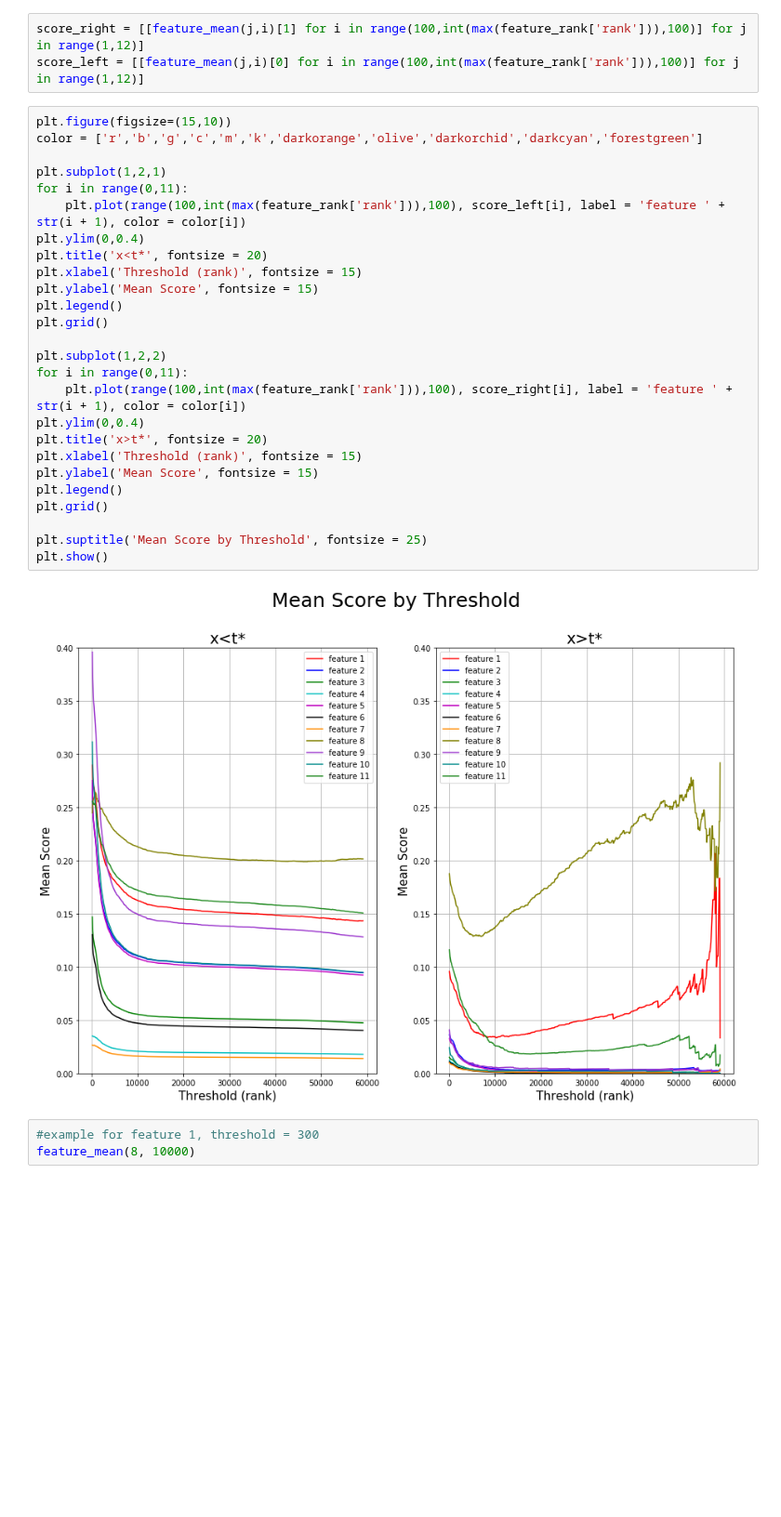
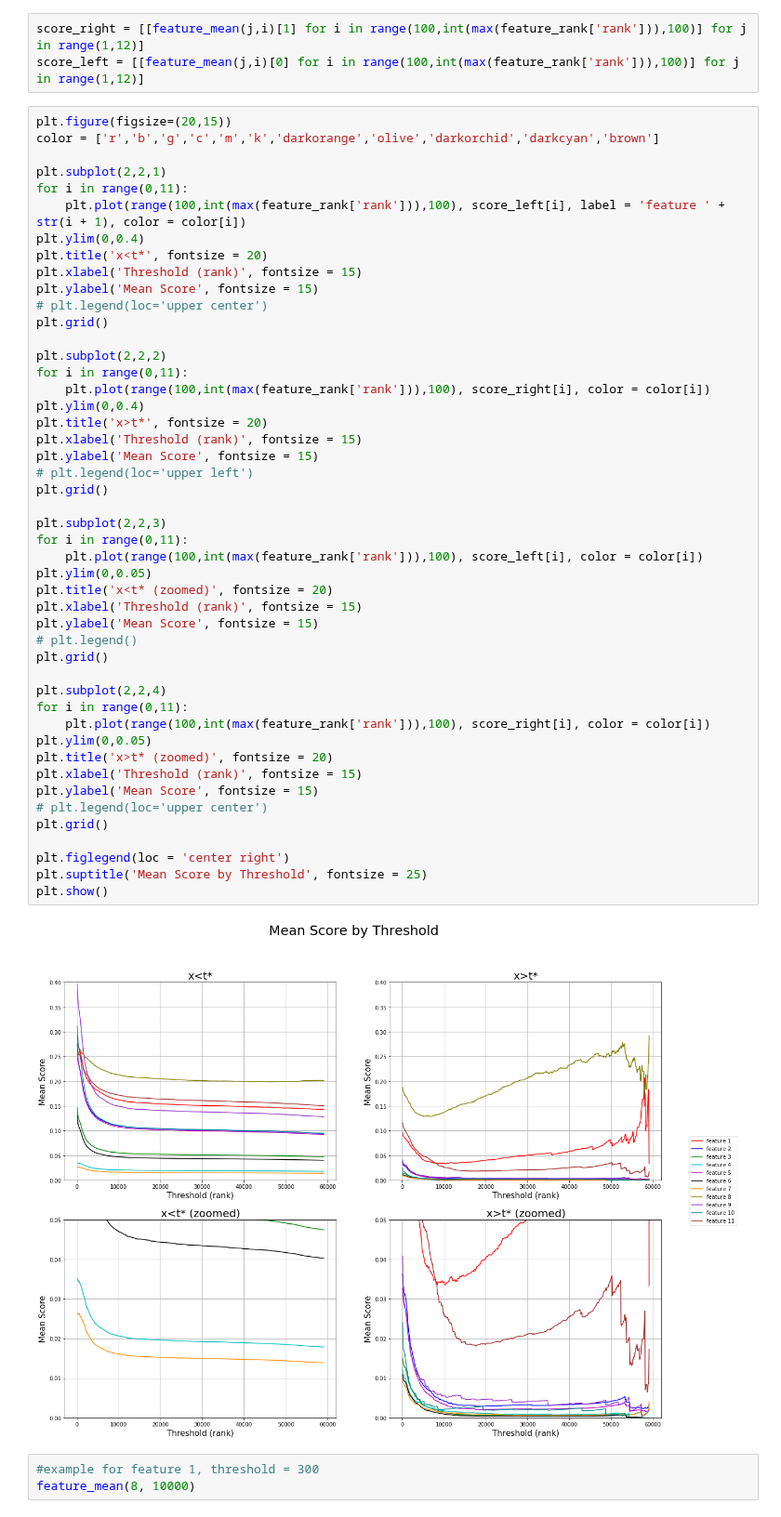
Before and after one commit to MaksimDan/160-Stackoverflow, a Jupyter notebook: source/residual_analysis/residual_analysis.ipynb, the cells around one changed output. Shown at 93% size. Saved outputs shown, nothing was run; the diff lists cells and outputs as text; blank space fills up the shorter version.

Commit message:
modified residual analysis graph

```diff
--- a/source/residual_analysis/residual_analysis.ipynb
+++ b/source/residual_analysis/residual_analysis.ipynb
@@ -303,33 +303,54 @@ def feature_mean(feature_num, thres_rank):
 score_right = [[feature_mean(j,i)[1] for i in range(100,int(max(feature_rank['rank'])),100)] for j in range(1,12)]
 score_left = [[feature_mean(j,i)[0] for i in range(100,int(max(feature_rank['rank'])),100)] for j in range(1,12)]
 # %%
-plt.figure(figsize=(15,10))
-color = ['r','b','g','c','m','k','darkorange','olive','darkorchid','darkcyan','forestgreen']
+plt.figure(figsize=(20,15))
+color = ['r','b','g','c','m','k','darkorange','olive','darkorchid','darkcyan','brown']
 
-plt.subplot(1,2,1)
+plt.subplot(2,2,1)
 for i in range(0,11):
     plt.plot(range(100,int(max(feature_rank['rank'])),100), score_left[i], label = 'feature ' + str(i + 1), color = color[i])
 plt.ylim(0,0.4)
 plt.title('x<t*', fontsize = 20)
 plt.xlabel('Threshold (rank)', fontsize = 15)
 plt.ylabel('Mean Score', fontsize = 15)
-plt.legend()
+# plt.legend(loc='upper center')
 plt.grid()
 
-plt.subplot(1,2,2)
+plt.subplot(2,2,2)
 for i in range(0,11):
-    plt.plot(range(100,int(max(feature_rank['rank'])),100), score_right[i], label = 'feature ' + str(i + 1), color = color[i])
+    plt.plot(range(100,int(max(feature_rank['rank'])),100), score_right[i], color = color[i])
 plt.ylim(0,0.4)
 plt.title('x>t*', fontsize = 20)
 plt.xlabel('Threshold (rank)', fontsize = 15)
 plt.ylabel('Mean Score', fontsize = 15)
-plt.legend()
+# plt.legend(loc='upper left')
 plt.grid()
 
+plt.subplot(2,2,3)
+for i in range(0,11):
+    plt.plot(range(100,int(max(feature_rank['rank'])),100), score_left[i], color = color[i])
+plt.ylim(0,0.05)
+plt.title('x<t* (zoomed)', fontsize = 20)
+plt.xlabel('Threshold (rank)', fontsize = 15)
+plt.ylabel('Mean Score', fontsize = 15)
+# plt.legend()
+plt.grid()
+
+plt.subplot(2,2,4)
+for i in range(0,11):
+    plt.plot(range(100,int(max(feature_rank['rank'])),100), score_right[i], color = color[i])
+plt.ylim(0,0.05)
+plt.title('x>t* (zoomed)', fontsize = 20)
+plt.xlabel('Threshold (rank)', fontsize = 15)
+plt.ylabel('Mean Score', fontsize = 15)
+# plt.legend(loc='upper center')
+plt.grid()
+
+plt.figlegend(loc = 'center right')
 plt.suptitle('Mean Score by Threshold', fontsize = 25)
 plt.show()
 # %% [output]
-[figure, old version]
+[figure, new version]
 # %%
 #example for feature 1, threshold = 300
 feature_mean(8, 10000)
```
